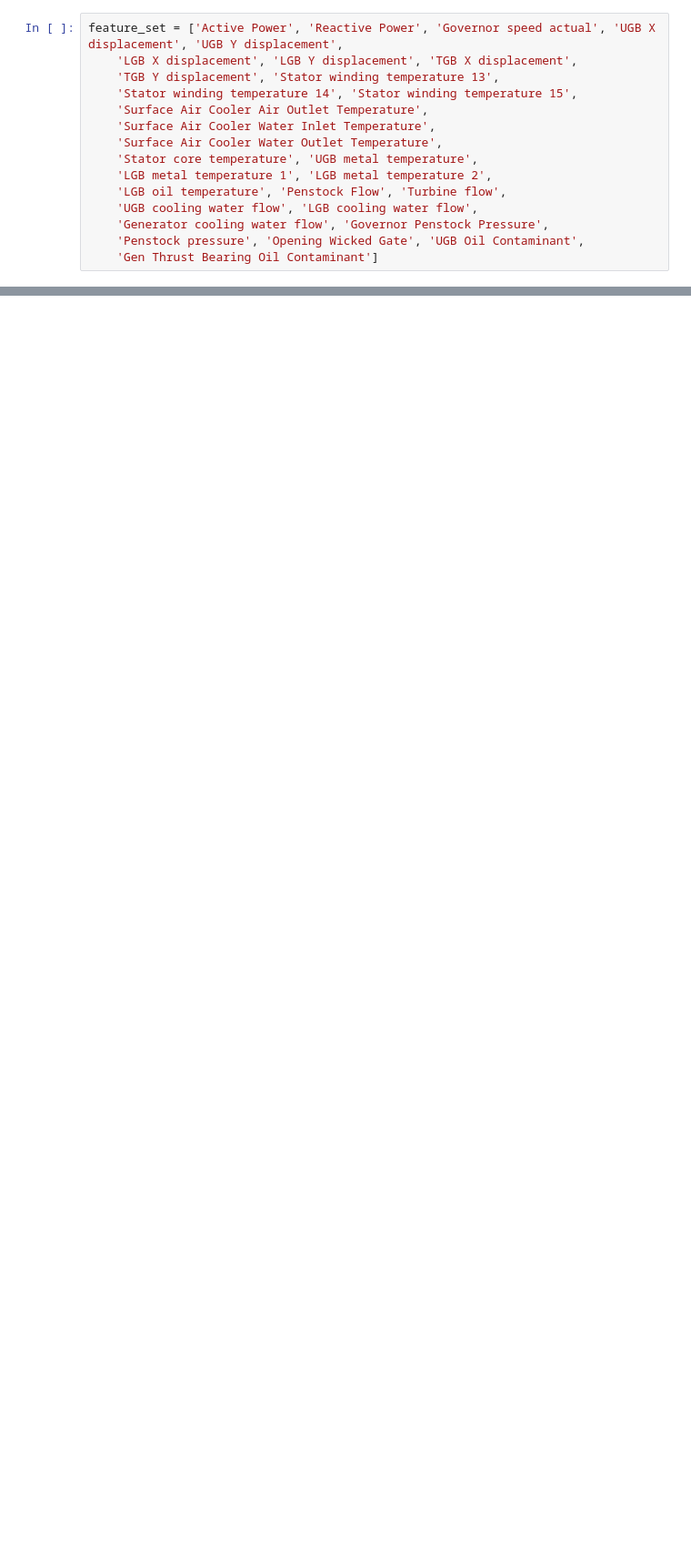
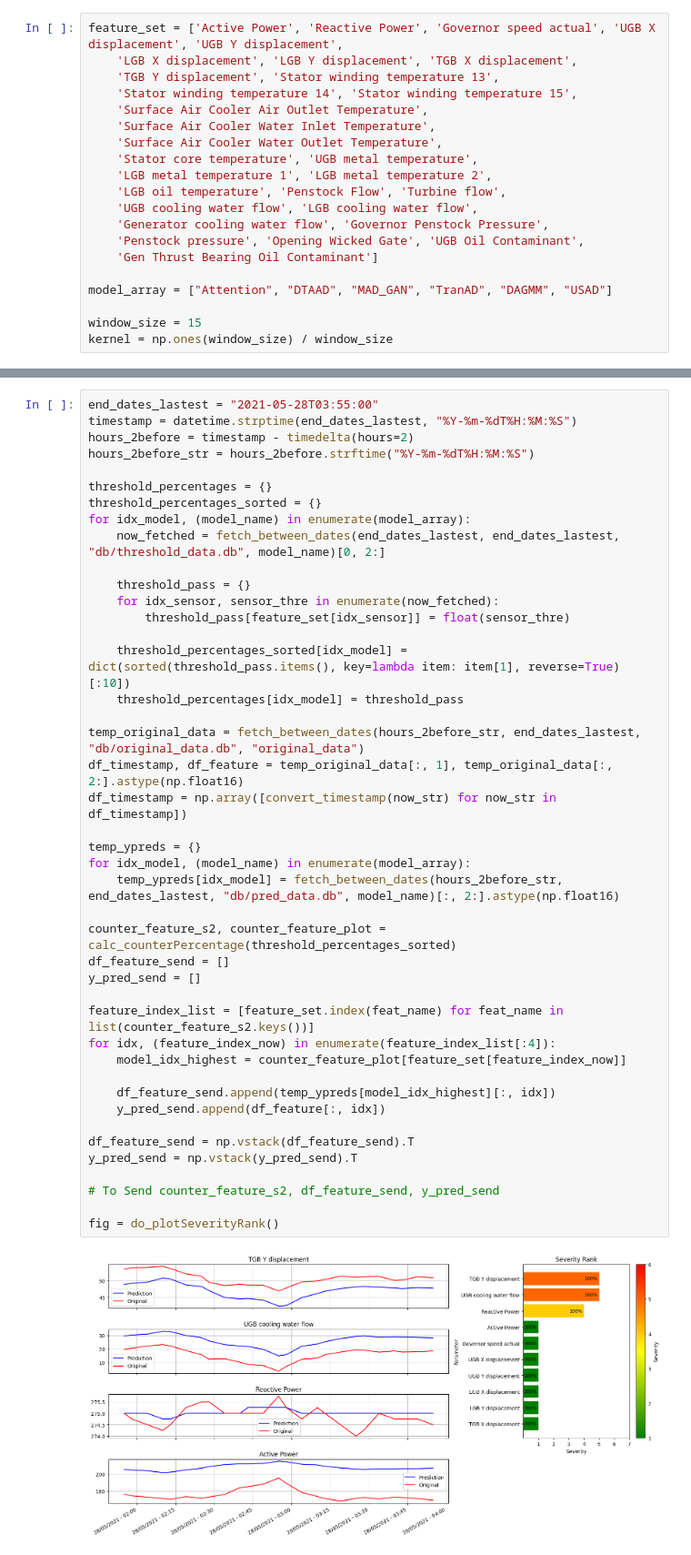
Before and after one commit to arkiven4/DTAAD, a Jupyter notebook: try_preDashb.ipynb, the cells around one changed output, grey strips where cells are left out. Shown at 91% size. Saved outputs shown, nothing was run; the diff lists cells and outputs as text; blank space fills up the shorter version.

```diff
--- a/try_preDashb.ipynb
+++ b/try_preDashb.ipynb
@@ -47,3 +145,8 @@ feature_set = ['Active Power', 'Reactive Power', 'Governor speed actual', 'UGB X
     'Generator cooling water flow', 'Governor Penstock Pressure',
     'Penstock pressure', 'Opening Wicked Gate', 'UGB Oil Contaminant',
     'Gen Thrust Bearing Oil Contaminant']
+
+model_array = ["Attention", "DTAAD", "MAD_GAN", "TranAD", "DAGMM", "USAD"]
+
+window_size = 15
+kernel = np.ones(window_size) / window_size
@@ -52,0 +153,45 @@ kernel = np.ones(window_size) / window_size
+# %%
+end_dates_lastest = "2021-05-28T03:55:00"
+timestamp = datetime.strptime(end_dates_lastest, "%Y-%m-%dT%H:%M:%S")
+hours_2before = timestamp - timedelta(hours=2)
+hours_2before_str = hours_2before.strftime("%Y-%m-%dT%H:%M:%S")
+
+threshold_percentages = {}
+threshold_percentages_sorted = {}
+for idx_model, (model_name) in enumerate(model_array):
+    now_fetched = fetch_between_dates(end_dates_lastest, end_dates_lastest, "db/threshold_data.db", model_name)[0, 2:]
+
+    threshold_pass = {}
+    for idx_sensor, sensor_thre in enumerate(now_fetched):
+        threshold_pass[feature_set[idx_sensor]] = float(sensor_thre)
+
+    threshold_percentages_sorted[idx_model] = dict(sorted(threshold_pass.items(), key=lambda item: item[1], reverse=True)[:10])
+    threshold_percentages[idx_model] = threshold_pass
+
+temp_original_data = fetch_between_dates(hours_2before_str, end_dates_lastest, "db/original_data.db", "original_data")
+df_timestamp, df_feature = temp_original_data[:, 1], temp_original_data[:, 2:].astype(np.float16)
+df_timestamp = np.array([convert_timestamp(now_str) for now_str in df_timestamp])
+
+temp_ypreds = {}
+for idx_model, (model_name) in enumerate(model_array):
+    temp_ypreds[idx_model] = fetch_between_dates(hours_2before_str, end_dates_lastest, "db/pred_data.db", model_name)[:, 2:].astype(np.float16)
+
+counter_feature_s2, counter_feature_plot = calc_counterPercentage(threshold_percentages_sorted)
+df_feature_send = []
+y_pred_send = []
+
+feature_index_list = [feature_set.index(feat_name) for feat_name in list(counter_feature_s2.keys())]
+for idx, (feature_index_now) in enumerate(feature_index_list[:4]):
+    model_idx_highest = counter_feature_plot[feature_set[feature_index_now]]
+
+    df_feature_send.append(temp_ypreds[model_idx_highest][:, idx])
+    y_pred_send.append(df_feature[:, idx])
+
+df_feature_send = np.vstack(df_feature_send).T
+y_pred_send = np.vstack(y_pred_send).T
+
+# To Send counter_feature_s2, df_feature_send, y_pred_send
+
+fig = do_plotSeverityRank()
+# %% [output]
+[figure, added]
```
Also changed, not shown: parts of 16 cells of this notebook, 11 other files.
